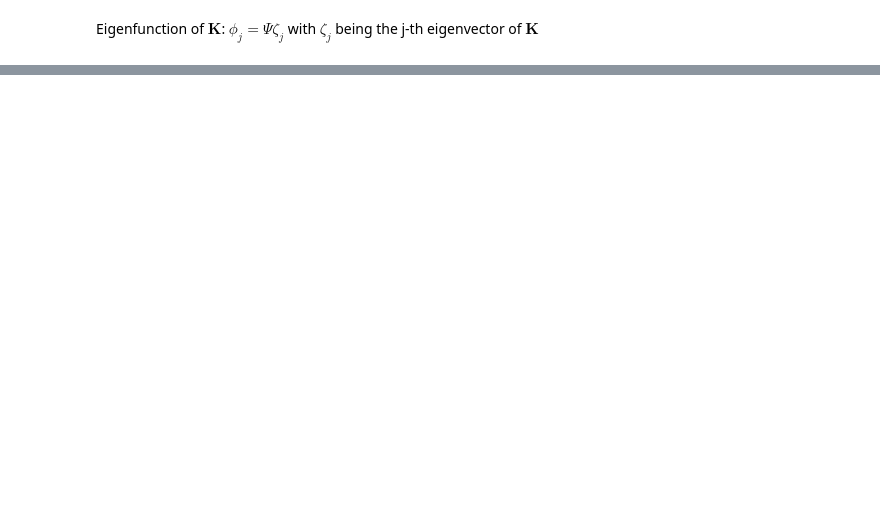
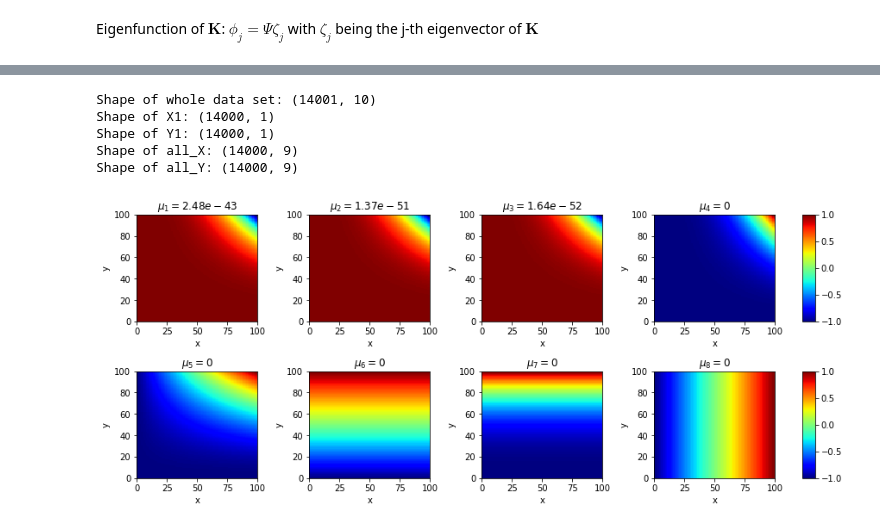
Before and after one commit to Schnursenkel/mlcms_group_g, a Jupyter notebook: Final_project/EDMD.ipynb, the cells around one changed output, grey strips where cells are left out. Drawn from its saved outputs; the diff is of its cells as text; code cells hidden in the pictures; blank space fills up the shorter version.

```diff
--- a/Final_project/EDMD.ipynb
+++ b/Final_project/EDMD.ipynb
@@ -206,0 +175,36 @@ No analytical solution? provide an interpretation (and compare to datafold code)
+# %%
+# load data
+data = np.loadtxt(fname='MI_timesteps.txt', skiprows=1001)#skipping description + 1000 time steps (burn-in period)
+print('Shape of whole data set: '+str(np.shape(data)))
+T = data[:,0]#time
+X1 = data[:,1]#measurement areas 1-9
+X2 = data[:,2]
+X3 = data[:,3]
+X4 = data[:,4]
+X5 = data[:,5]
+X6 = data[:,6]
+X7 = data[:,7]
+X8 = data[:,8]
+X9 = data[:,9]
+
+Y1 = X1[1:]# if X is timestep n, Y is timestep n+1
+X1 = X1[:-1]#last element cannot be used
+X1 = X1.reshape((np.size(X1),1))
+Y1 = Y1.reshape((np.size(Y1),1))
+print('Shape of X1: '+str(np.shape(X1)))
+print('Shape of Y1: '+str(np.shape(Y1)))
+
+all_X = data[:,1:]
+all_Y = all_X[1:,:]
+all_X = all_X[:-1,:]
+print('Shape of all_X: '+str(np.shape(all_X)))
+print('Shape of all_Y: '+str(np.shape(all_Y)))
+# %% [output]
+Shape of whole data set: (14001, 10)
+Shape of X1: (14000, 1)
+Shape of Y1: (14000, 1)
+Shape of all_X: (14000, 9)
+Shape of all_Y: (14000, 9)
+# %%
+# apply EDMD to obtain eigenvalues and eigenfunctions
+evals, evecs, mos, efuncs = EDMD(X1, Y1, D)
@@ -206,0 +213,26 @@ No analytical solution? provide an interpretation (and compare to datafold code)
+# %%
+x = np.linspace(X1.min(),X1.max(),100)#perhaps other limits
+y = np.linspace(X1.min(),X1.max(),100)
+X, Y = np.meshgrid(x, y)
+fig, axs = plt.subplots(2,4, figsize=(12,5), constrained_layout=True)
+cmap = mpl.cm.jet
+for i in range(1,9):
+    values = efuncs(X,Y)[i]
+    ax = axs.flat[i-1]
+    pcm = ax.pcolormesh(np.real(values), cmap=cmap)
+    #ax.set_xticks([0,25,50,75,100])
+    #ax.set_xticklabels(np.linspace(-5,5,5))
+    #ax.set_yticks([0,25,50,75,100])
+    #ax.set_yticklabels(np.linspace(-5,5,5))
+    ax.set_title('$\mu_{%d}=%.3g$' %(i,np.real(evals[i])))
+    #ax.set_title('{:.3f}'.format(eigenvalues[i]))#for complex numbers, but here im-part=0
+    ax.set_xlabel('x')
+    ax.set_ylabel('y')
+
+
+norm = mpl.colors.Normalize(vmin=-1, vmax=1)
+plt.colorbar(mpl.cm.ScalarMappable(norm=norm, cmap=cmap), ax=axs[0,:])
+plt.colorbar(mpl.cm.ScalarMappable(norm=norm, cmap=cmap), ax=axs[1,:])
+plt.show()
+# %% [output]
+[figure, added]
```
Also changed, not shown: parts of 29 cells of this notebook.
